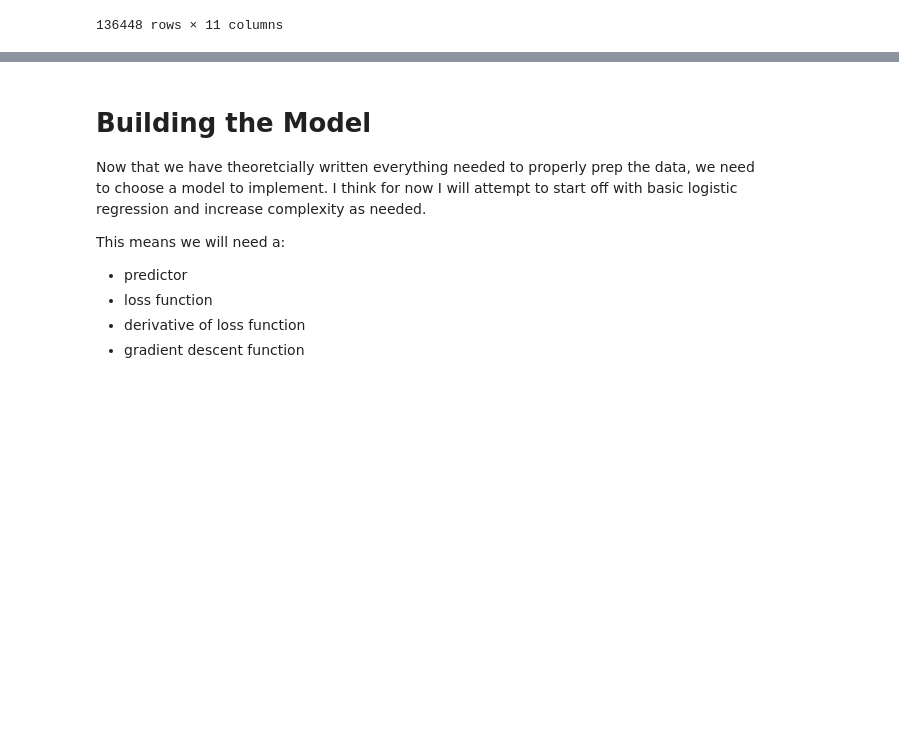
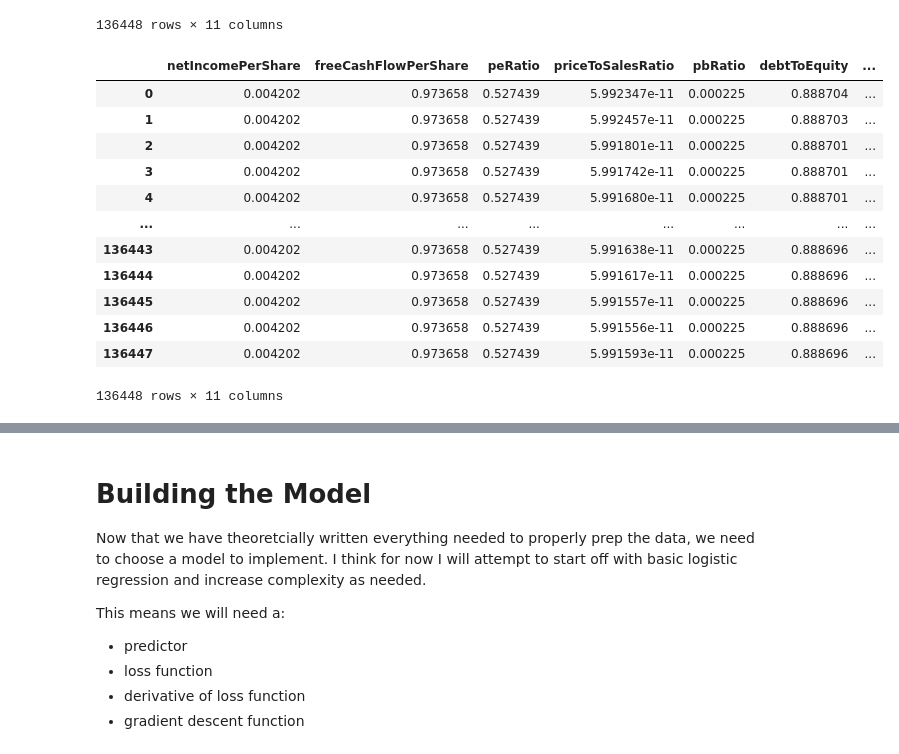
Before and after one commit to BenAltermatt/fundamental-analysis, a Jupyter notebook: model.ipynb, the cells around one changed output, grey strips where cells are left out. Saved outputs shown, nothing was run; the diff lists cells and outputs as text; code cells hidden in the pictures; blank space fills up the shorter version.

```diff
--- a/model.ipynb
+++ b/model.ipynb
@@ -32,6 +26,54 @@ all_data
 | 136446 | 1.200000 | 1.440450 | 1.614583 | 2.256612 | 0.362996 | 0.000928 | ... |
 | 136447 | 0.800000 | 1.242760 | 2.250000 | 2.904923 | 0.341091 | 0.000955 | ... |
 136448 rows × 11 columns
+# %%
+# let's try a new strategy for normalization
+# we'll update each value to be the z-score of the value within the overall distribution
+def zscore_data(data, cols_to_normalize=None, feature_size=9):
+    cols_for_normalizing = data.columns[:feature_size]
+
+    if cols_to_normalize:
+        cols_for_normalizing = cols_to_normalize
+
+    for col in cols_for_normalizing:
+        col_data = data[col]
+        mu = np.mean(col_data)
+        sigma = np.std(col_data)
+
+        data[col] = (data[col] - mu) / sigma
+
+    return data
+
+def normalize_data(data, cols_to_normalize=None, feature_size=9):
+    cols_for_norm = data.columns[:feature_size]
+
+    if cols_to_normalize:
+        cols_for_norm = cols_to_normalize
+
+    for col in cols_for_norm:
+        col_data = data[col]
+        min_val = np.min(col_data)
+        max_val = np.max(col_data)
+
+        data[col] = (data[col] - min_val) / (max_val - min_val)
+
+    return data
+
+normalize_data(zscore_data(all_data))
+# %% [output]
+|  | netIncomePerShare | freeCashFlowPerShare | peRatio | priceToSalesRatio | pbRatio | debtToEquity | ... |
+| 0 | 0.004202 | 0.973658 | 0.527439 | 5.992347e-11 | 0.000225 | 0.888704 | ... |
+| 1 | 0.004202 | 0.973658 | 0.527439 | 5.992457e-11 | 0.000225 | 0.888703 | ... |
+| 2 | 0.004202 | 0.973658 | 0.527439 | 5.991801e-11 | 0.000225 | 0.888701 | ... |
+| 3 | 0.004202 | 0.973658 | 0.527439 | 5.991742e-11 | 0.000225 | 0.888701 | ... |
+| 4 | 0.004202 | 0.973658 | 0.527439 | 5.991680e-11 | 0.000225 | 0.888701 | ... |
+| ... | ... | ... | ... | ... | ... | ... | ... |
+| 136443 | 0.004202 | 0.973658 | 0.527439 | 5.991638e-11 | 0.000225 | 0.888696 | ... |
+| 136444 | 0.004202 | 0.973658 | 0.527439 | 5.991617e-11 | 0.000225 | 0.888696 | ... |
+| 136445 | 0.004202 | 0.973658 | 0.527439 | 5.991557e-11 | 0.000225 | 0.888696 | ... |
+| 136446 | 0.004202 | 0.973658 | 0.527439 | 5.991556e-11 | 0.000225 | 0.888696 | ... |
+| 136447 | 0.004202 | 0.973658 | 0.527439 | 5.991593e-11 | 0.000225 | 0.888696 | ... |
+136448 rows × 11 columns
 # %%
 # We may need to consolidate larger values by taking the log of our data before
 # trying to pull out outliers
```
Also changed, not shown: parts of 9 cells of this notebook.
